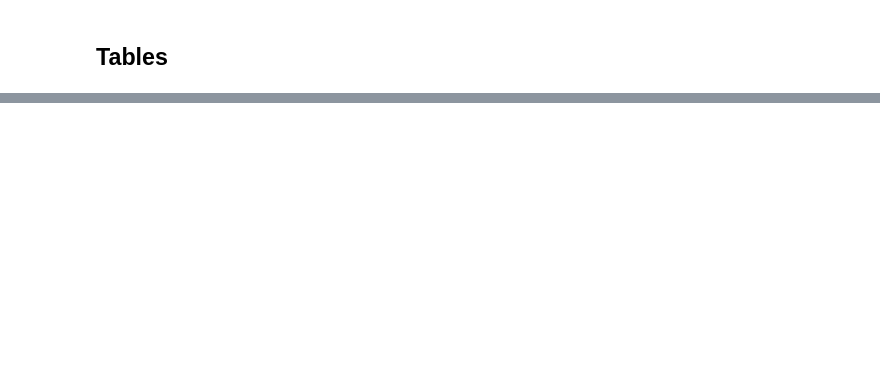
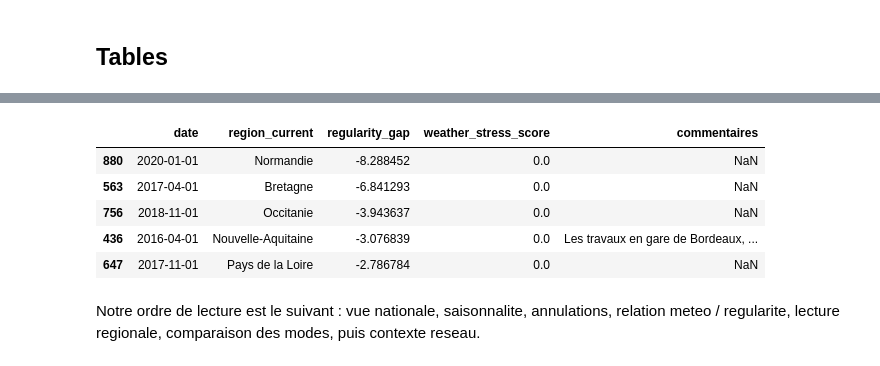
Before and after one commit to Anthony2210/analyse-impact-meteo-regularite-sncf, a Jupyter notebook: 02_analyse_et_figures.ipynb, the cells around one changed output, grey strips where cells are left out. Saved outputs shown, nothing was run; the diff lists cells and outputs as text; code cells hidden in the pictures; blank space fills up the shorter version.

```diff
--- a/02_analyse_et_figures.ipynb
+++ b/02_analyse_et_figures.ipynb
@@ -569,0 +1038,11 @@ Ce qu'on retient pour notre groupe : la meteo compte, mais elle n'explique pas t
+# %%
+summary["top_non_weather_episodes"][["date", "region_current", "regularity_gap", "weather_stress_score", "commentaires"]]
+# %% [output]
+|  | date | region_current | regularity_gap | weather_stress_score | commentaires |
+| 880 | 2020-01-01 | Normandie | -8.288452 | 0.0 | NaN |
+| 563 | 2017-04-01 | Bretagne | -6.841293 | 0.0 | NaN |
+| 756 | 2018-11-01 | Occitanie | -3.943637 | 0.0 | NaN |
+| 436 | 2016-04-01 | Nouvelle-Aquitaine | -3.076839 | 0.0 | Les travaux en gare de Bordeaux, ... |
+| 647 | 2017-11-01 | Pays de la Loire | -2.786784 | 0.0 | NaN |
+# %% [markdown]
+Notre ordre de lecture est le suivant : vue nationale, saisonnalite, annulations, relation meteo / regularite, lecture regionale, comparaison des modes, puis contexte reseau.
```
Also changed, not shown: parts of 61 cells of this notebook, 23 other files.
